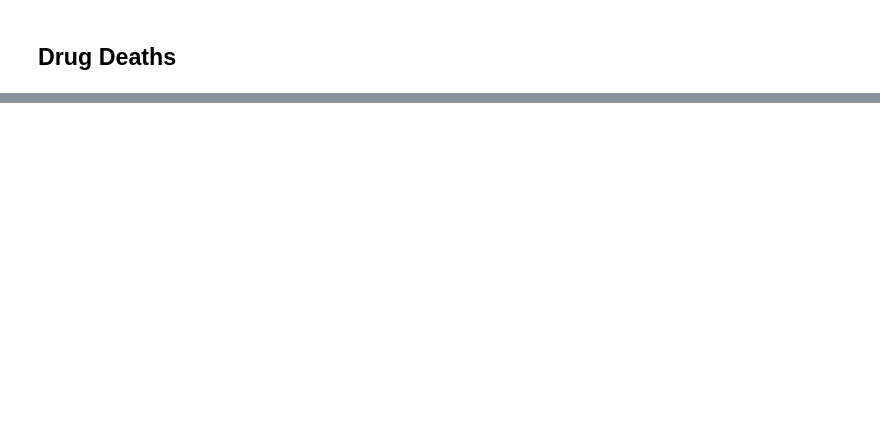
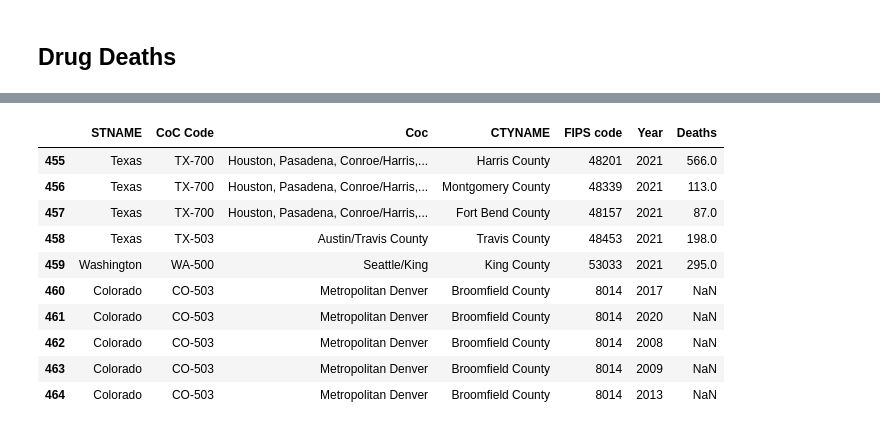
Before and after one commit to heath3rq/Python_Homelessness-Causal-Inference-Analysis, a Jupyter notebook: 10_code/mortality_data.ipynb, the cells around one changed output, grey strips where cells are left out. Saved outputs shown, nothing was run; the diff lists cells and outputs as text; code cells hidden in the pictures; blank space fills up the shorter version.

```diff
--- a/10_code/mortality_data.ipynb
+++ b/10_code/mortality_data.ipynb
@@ -272,0 +269,9 @@ Missing years : [2007]
+# %%
+allmh21merge = pd.merge(
+    coc_mapping,
+    allmh21,
+    left_on=["STNAME", "FIPS code"],
+    right_on=["State", "County Code"],
+    how="left",
+    indicator=True,
+)
@@ -272,0 +353,16 @@ Missing years : [2007]
+# %%
+allmhfinal0721 = pd.concat([allmh0721, broomfield_mh_df], ignore_index=True)
+allmhfinal0721["Year"] = allmhfinal0721["Year"].astype(int)
+allmhfinal0721.tail(10)
+# %% [output]
+|  | STNAME | CoC Code | Coc | CTYNAME | FIPS code | Year | Deaths |
+| 455 | Texas | TX-700 | Houston, Pasadena, Conroe/Harris,... | Harris County | 48201 | 2021 | 566.0 |
+| 456 | Texas | TX-700 | Houston, Pasadena, Conroe/Harris,... | Montgomery County | 48339 | 2021 | 113.0 |
+| 457 | Texas | TX-700 | Houston, Pasadena, Conroe/Harris,... | Fort Bend County | 48157 | 2021 | 87.0 |
+| 458 | Texas | TX-503 | Austin/Travis County | Travis County | 48453 | 2021 | 198.0 |
+| 459 | Washington | WA-500 | Seattle/King | King County | 53033 | 2021 | 295.0 |
+| 460 | Colorado | CO-503 | Metropolitan Denver | Broomfield County | 8014 | 2017 | NaN |
+| 461 | Colorado | CO-503 | Metropolitan Denver | Broomfield County | 8014 | 2020 | NaN |
+| 462 | Colorado | CO-503 | Metropolitan Denver | Broomfield County | 8014 | 2008 | NaN |
+| 463 | Colorado | CO-503 | Metropolitan Denver | Broomfield County | 8014 | 2009 | NaN |
+| 464 | Colorado | CO-503 | Metropolitan Denver | Broomfield County | 8014 | 2013 | NaN |
```
Also changed, not shown: parts of 67 cells of this notebook.
